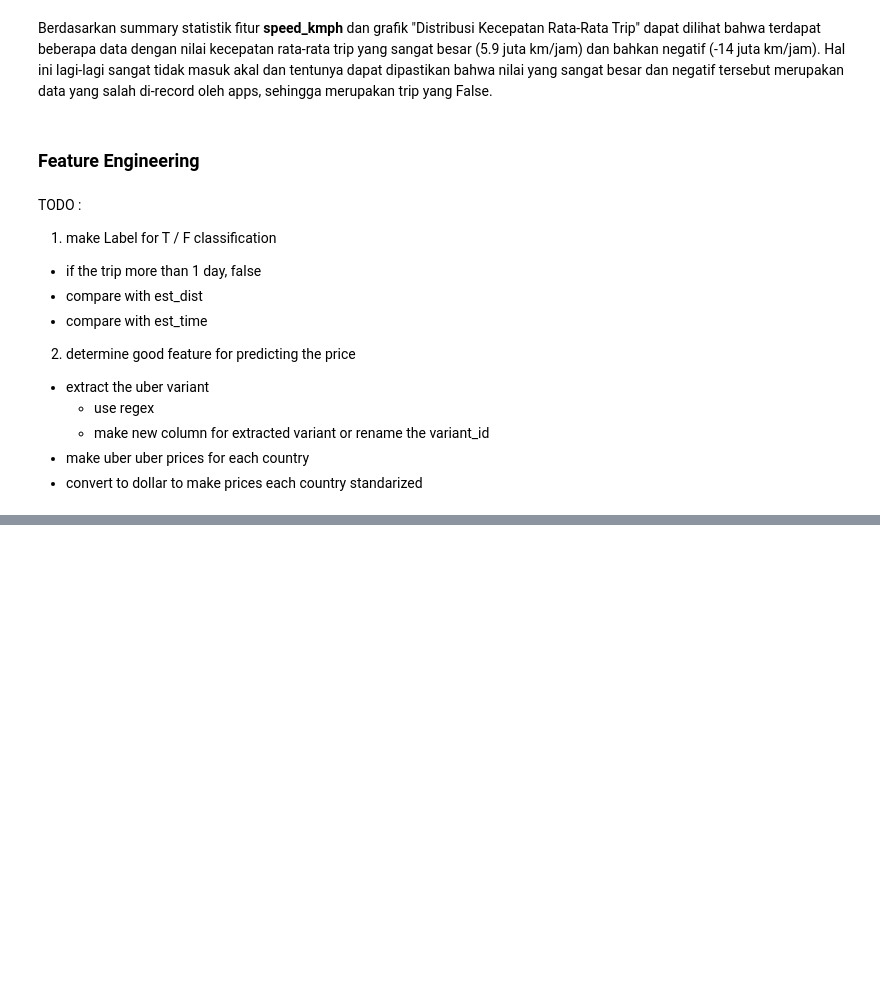
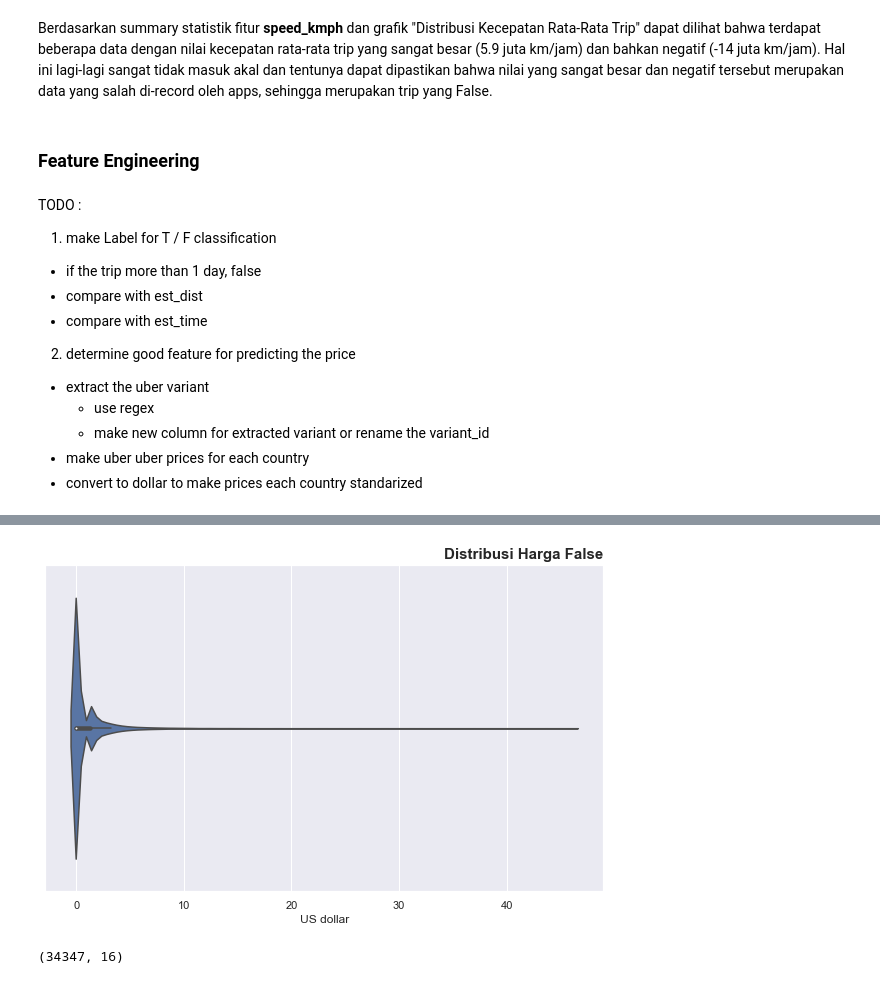
Before and after one commit to enricoroselino/GGU-3-Uber-VTRIP, a Jupyter notebook: EDA.ipynb, the cells around one changed output, grey strips where cells are left out. Cells and saved outputs as stored; diff of their text form; code cells hidden in the pictures; blank space fills up the shorter version.

```diff
--- a/EDA.ipynb
+++ b/EDA.ipynb
@@ -530,0 +648,3 @@ much better waiting time for driver, the true data doesnt contain driver data wa
+# %%
+# load only False data
+false_data = df_cp[(df_cp.label == 0)]
@@ -530,0 +676,3 @@ much better waiting time for driver, the true data doesnt contain driver data wa
+# %%
+pf_data = false_data[(false_data.trip_duration >= 0) & (false_data.dist_meters >= 0)]
+pf_data = pf_data[((pf_data.est_meters / 1000) / (pf_data.est_duration / 3600)) <= 80]
@@ -530,0 +685,3 @@ much better waiting time for driver, the true data doesnt contain driver data wa
+# %%
+# sort logic distance by True label max distance
+pf_data = pf_data[(pf_data.est_meters <= true_data["dist_meters"].max())]
@@ -530,0 +700,20 @@ much better waiting time for driver, the true data doesnt contain driver data wa
+# %%
+# plot price distribution
+plt.figure(figsize=(10, 6))
+
+with sns.axes_style(style="darkgrid"):
+    sns.violinplot(x=pf_data["price"])
+
+plt.title(
+    "Distribusi Harga False",
+    loc="right",
+    fontweight="bold",
+    size=15
+)
+plt.xlabel("US dollar");
+# %% [output]
+[figure, added]
+# %%
+pf_data.shape
+# %% [output]
+(34347, 16)
```
Also changed, not shown: parts of 27 cells of this notebook.
